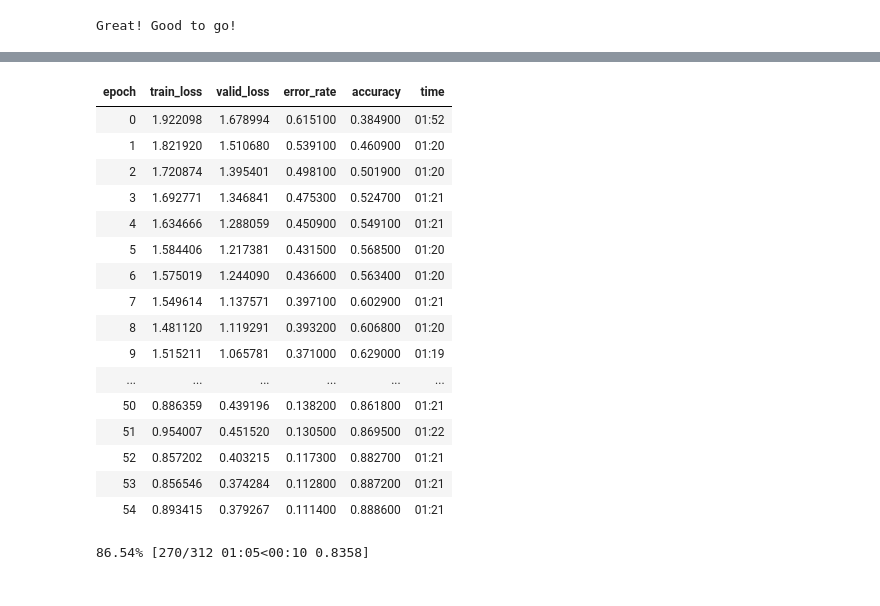
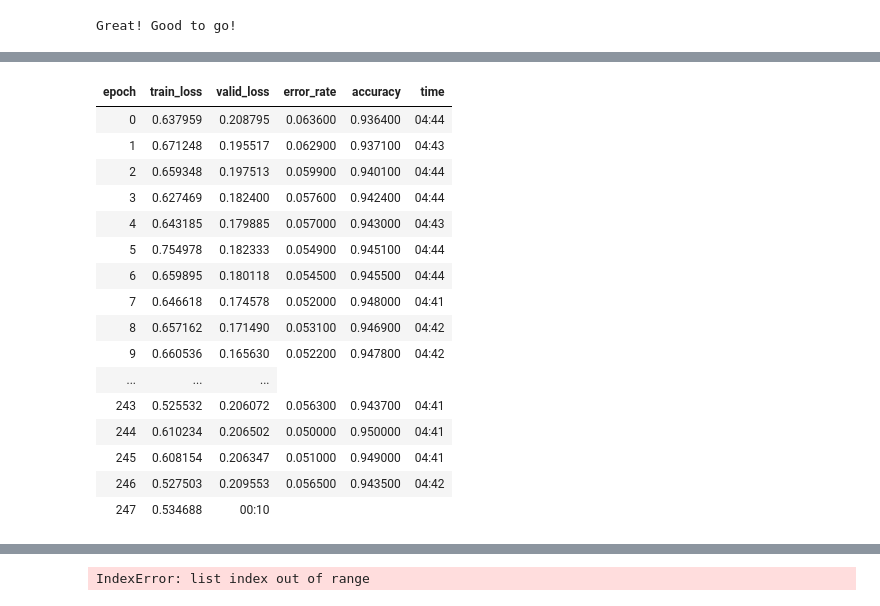
Before and after one commit to cliffbb/geppy_nn, a Jupyter notebook: evolution_search.ipynb, the cells around one changed output, grey strips where cells are left out. Saved outputs shown, nothing was run; the diff lists cells and outputs as text; code cells hidden in the pictures.

```diff
--- a/evolution_search.ipynb
+++ b/evolution_search.ipynb
@@ -105,7 +106,7 @@ torch.backends.cudnn.benchmark = True
 # %%
 conf = arch_config(comp_graphs=comp_graphs,
                    channels=40,
-                   repeat_list=[4, 4, 4],
+                   repeat_list=[7, 7, 7],
                    classes=10)
 
 net = get_net(conf)
@@ -136,4 +137,4 @@ dblock = DataBlock(blocks=(ImageBlock(), CategoryBlock()),
                    get_y=parent_label,
                    batch_tfms=[*aug_transforms(), Normalize.from_stats(*cifar_stats)])
 
-data = dblock.dataloaders(path/'train', bs=128)
+data = dblock.dataloaders(path/'train', bs=64)
@@ -156,5 +163,22 @@ SuggestedLRs(lr_min=0.0033113110810518267, lr_steep=0.002511886414140463)
 # %%
 # save = SaveModelCallback(learn, monitor='accuracy', name='model_0')
 #learn.fit_flat_cos(150, 3e-3, wd=1e-4)
-learn.fit_one_cycle(250, 1e-3, wd=4e-4)
+learn.fit_one_cycle(1000, 1e-3)
 # %% [output]
+| epoch | train_loss | valid_loss | error_rate | accuracy | time |
+| 0 | 0.637959 | 0.208795 | 0.063600 | 0.936400 | 04:44 |
+| 1 | 0.671248 | 0.195517 | 0.062900 | 0.937100 | 04:43 |
+| 2 | 0.659348 | 0.197513 | 0.059900 | 0.940100 | 04:44 |
+| 3 | 0.627469 | 0.182400 | 0.057600 | 0.942400 | 04:44 |
+| 4 | 0.643185 | 0.179885 | 0.057000 | 0.943000 | 04:43 |
+| 5 | 0.754978 | 0.182333 | 0.054900 | 0.945100 | 04:44 |
+| 6 | 0.659895 | 0.180118 | 0.054500 | 0.945500 | 04:44 |
+| 7 | 0.646618 | 0.174578 | 0.052000 | 0.948000 | 04:41 |
+| 8 | 0.657162 | 0.171490 | 0.053100 | 0.946900 | 04:42 |
+| 9 | 0.660536 | 0.165630 | 0.052200 | 0.947800 | 04:42 |
+| ... | ... | ... |
+| 243 | 0.525532 | 0.206072 | 0.056300 | 0.943700 | 04:41 |
+| 244 | 0.610234 | 0.206502 | 0.050000 | 0.950000 | 04:41 |
+| 245 | 0.608154 | 0.206347 | 0.051000 | 0.949000 | 04:41 |
+| 246 | 0.527503 | 0.209553 | 0.056500 | 0.943500 | 04:42 |
+| 247 | 0.534688 | 00:10 |
@@ -162,18 +202 @@ learn.fit_one_cycle(250, 1e-3, wd=4e-4)
-| epoch | train_loss | valid_loss | error_rate | accuracy | time |
-| 0 | 1.922098 | 1.678994 | 0.615100 | 0.384900 | 01:52 |
-| 1 | 1.821920 | 1.510680 | 0.539100 | 0.460900 | 01:20 |
-| 2 | 1.720874 | 1.395401 | 0.498100 | 0.501900 | 01:20 |
-| 3 | 1.692771 | 1.346841 | 0.475300 | 0.524700 | 01:21 |
-| 4 | 1.634666 | 1.288059 | 0.450900 | 0.549100 | 01:21 |
-| 5 | 1.584406 | 1.217381 | 0.431500 | 0.568500 | 01:20 |
-| 6 | 1.575019 | 1.244090 | 0.436600 | 0.563400 | 01:20 |
-| 7 | 1.549614 | 1.137571 | 0.397100 | 0.602900 | 01:21 |
-| 8 | 1.481120 | 1.119291 | 0.393200 | 0.606800 | 01:20 |
-| 9 | 1.515211 | 1.065781 | 0.371000 | 0.629000 | 01:19 |
-| ... | ... | ... | ... | ... | ... |
-| 50 | 0.886359 | 0.439196 | 0.138200 | 0.861800 | 01:21 |
-| 51 | 0.954007 | 0.451520 | 0.130500 | 0.869500 | 01:22 |
-| 52 | 0.857202 | 0.403215 | 0.117300 | 0.882700 | 01:21 |
-| 53 | 0.856546 | 0.374284 | 0.112800 | 0.887200 | 01:21 |
-| 54 | 0.893415 | 0.379267 | 0.111400 | 0.888600 | 01:21 |
-86.54% [270/312 01:05<00:10 0.8358]
+IndexError: list index out of range
```
Also changed, not shown: parts of 16 cells of this notebook, 15 other files.
